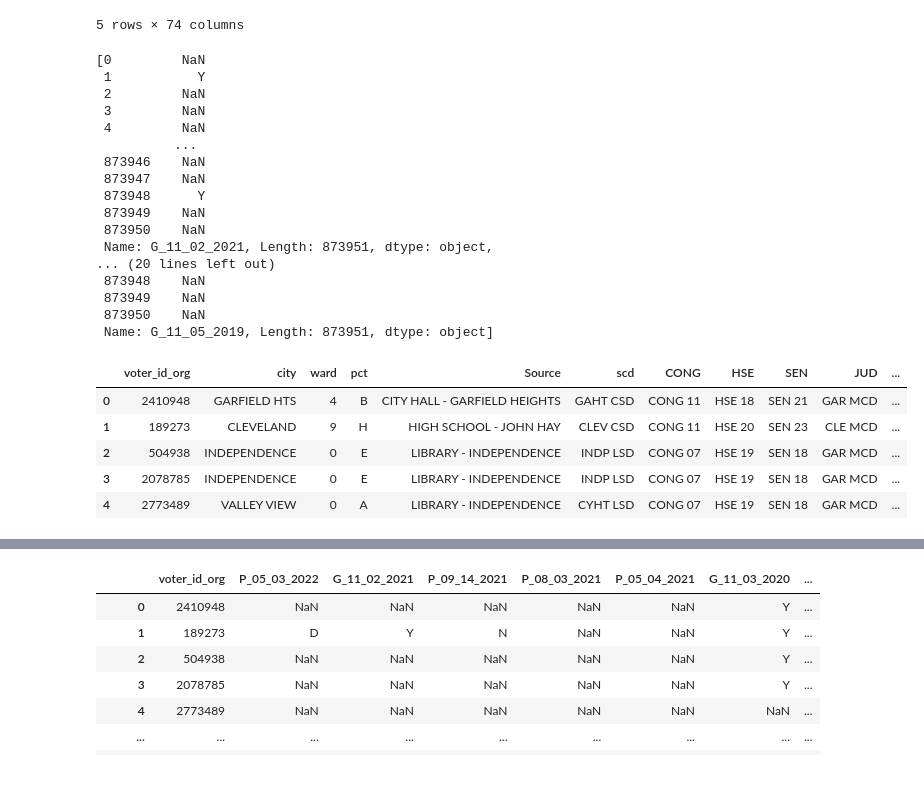
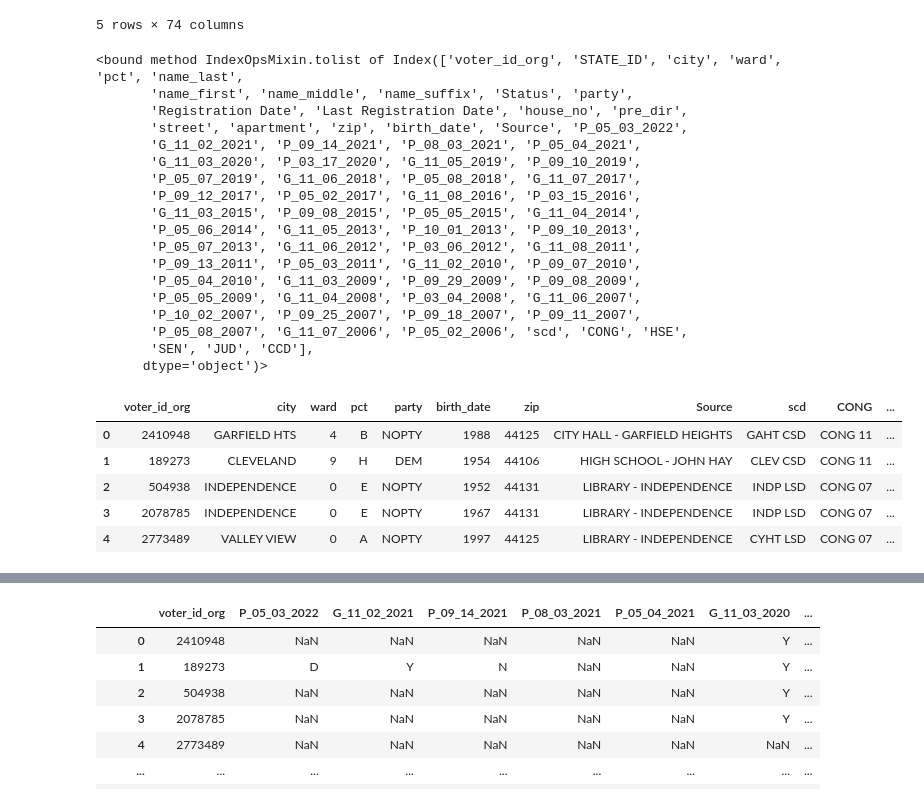
Before and after one commit to K8rly/GoVote, a Jupyter notebook: SplittingDataframe.ipynb, the cells around one changed output, grey strips where cells are left out. Cells and saved outputs as stored; diff of their text form; code cells hidden in the pictures.

Commit message:
Updated rows for voter_df to include birthdate, zip and party

```diff
--- a/SplittingDataframe.ipynb
+++ b/SplittingDataframe.ipynb
@@ -41,37 +43,37 @@ primary_general_df.head()
 | 4 | 2773489 | OH0024074123 | VALLEY VIEW | 0 | A | ADAMS | TRAVIS | MICHAEL | NaN | ... |
 5 rows × 74 columns
 # %%
-general_columns = [primary_general_df['G_11_02_2021'], primary_general_df['G_11_03_2020'], primary_general_df['G_11_05_2019']]
-general_columns
+primary_general_df.columns.tolist
 # %% [output]
-[0         NaN
- 1           Y
- 2         NaN
- 3         NaN
- 4         NaN
-          ...
- 873946    NaN
- 873947    NaN
- 873948      Y
- 873949    NaN
- 873950    NaN
- Name: G_11_02_2021, Length: 873951, dtype: object,
-... (20 lines left out)
- 873948    NaN
- 873949    NaN
- 873950    NaN
- Name: G_11_05_2019, Length: 873951, dtype: object]
+<bound method IndexOpsMixin.tolist of Index(['voter_id_org', 'STATE_ID', 'city', 'ward', 'pct', 'name_last',
+       'name_first', 'name_middle', 'name_suffix', 'Status', 'party',
+       'Registration Date', 'Last Registration Date', 'house_no', 'pre_dir',
+       'street', 'apartment', 'zip', 'birth_date', 'Source', 'P_05_03_2022',
+       'G_11_02_2021', 'P_09_14_2021', 'P_08_03_2021', 'P_05_04_2021',
+       'G_11_03_2020', 'P_03_17_2020', 'G_11_05_2019', 'P_09_10_2019',
+       'P_05_07_2019', 'G_11_06_2018', 'P_05_08_2018', 'G_11_07_2017',
+       'P_09_12_2017', 'P_05_02_2017', 'G_11_08_2016', 'P_03_15_2016',
+       'G_11_03_2015', 'P_09_08_2015', 'P_05_05_2015', 'G_11_04_2014',
+       'P_05_06_2014', 'G_11_05_2013', 'P_10_01_2013', 'P_09_10_2013',
+       'P_05_07_2013', 'G_11_06_2012', 'P_03_06_2012', 'G_11_08_2011',
+       'P_09_13_2011', 'P_05_03_2011', 'G_11_02_2010', 'P_09_07_2010',
+       'P_05_04_2010', 'G_11_03_2009', 'P_09_29_2009', 'P_09_08_2009',
+       'P_05_05_2009', 'G_11_04_2008', 'P_03_04_2008', 'G_11_06_2007',
+       'P_10_02_2007', 'P_09_25_2007', 'P_09_18_2007', 'P_09_11_2007',
+       'P_05_08_2007', 'G_11_07_2006', 'P_05_02_2006', 'scd', 'CONG', 'HSE',
+       'SEN', 'JUD', 'CCD'],
+      dtype='object')>
 # %%
 # Make dataFrame of Voter Info
-voter_df = primary_general_df[['voter_id_org', 'city', 'ward', 'pct', 'Source', 'scd', 'CONG', 'HSE', 'SEN', 'JUD', 'CCD']]
+voter_df = primary_general_df[['voter_id_org', 'city', 'ward', 'pct', 'party','birth_date','zip', 'Source', 'scd', 'CONG', 'HSE', 'SEN', 'JUD', 'CCD']]
 voter_df.head()
 # %% [output]
-|  | voter_id_org | city | ward | pct | Source | scd | CONG | HSE | SEN | JUD | ... |
-| 0 | 2410948 | GARFIELD HTS | 4 | B | CITY HALL - GARFIELD HEIGHTS | GAHT CSD | CONG 11 | HSE 18 | SEN 21 | GAR MCD | ... |
-| 1 | 189273 | CLEVELAND | 9 | H | HIGH SCHOOL - JOHN HAY | CLEV CSD | CONG 11 | HSE 20 | SEN 23 | CLE MCD | ... |
-| 2 | 504938 | INDEPENDENCE | 0 | E | LIBRARY - INDEPENDENCE | INDP LSD | CONG 07 | HSE 19 | SEN 18 | GAR MCD | ... |
-| 3 | 2078785 | INDEPENDENCE | 0 | E | LIBRARY - INDEPENDENCE | INDP LSD | CONG 07 | HSE 19 | SEN 18 | GAR MCD | ... |
-| 4 | 2773489 | VALLEY VIEW | 0 | A | LIBRARY - INDEPENDENCE | CYHT LSD | CONG 07 | HSE 19 | SEN 18 | GAR MCD | ... |
+|  | voter_id_org | city | ward | pct | party | birth_date | zip | Source | scd | CONG | ... |
+| 0 | 2410948 | GARFIELD HTS | 4 | B | NOPTY | 1988 | 44125 | CITY HALL - GARFIELD HEIGHTS | GAHT CSD | CONG 11 | ... |
+| 1 | 189273 | CLEVELAND | 9 | H | DEM | 1954 | 44106 | HIGH SCHOOL - JOHN HAY | CLEV CSD | CONG 11 | ... |
+| 2 | 504938 | INDEPENDENCE | 0 | E | NOPTY | 1952 | 44131 | LIBRARY - INDEPENDENCE | INDP LSD | CONG 07 | ... |
+| 3 | 2078785 | INDEPENDENCE | 0 | E | NOPTY | 1967 | 44131 | LIBRARY - INDEPENDENCE | INDP LSD | CONG 07 | ... |
+| 4 | 2773489 | VALLEY VIEW | 0 | A | NOPTY | 1997 | 44125 | LIBRARY - INDEPENDENCE | CYHT LSD | CONG 07 | ... |
 # %%
 voter_df = voter_df.set_index('voter_id_org')
 voter_df.head()
```
Also changed, not shown: parts of 3 cells of this notebook.
